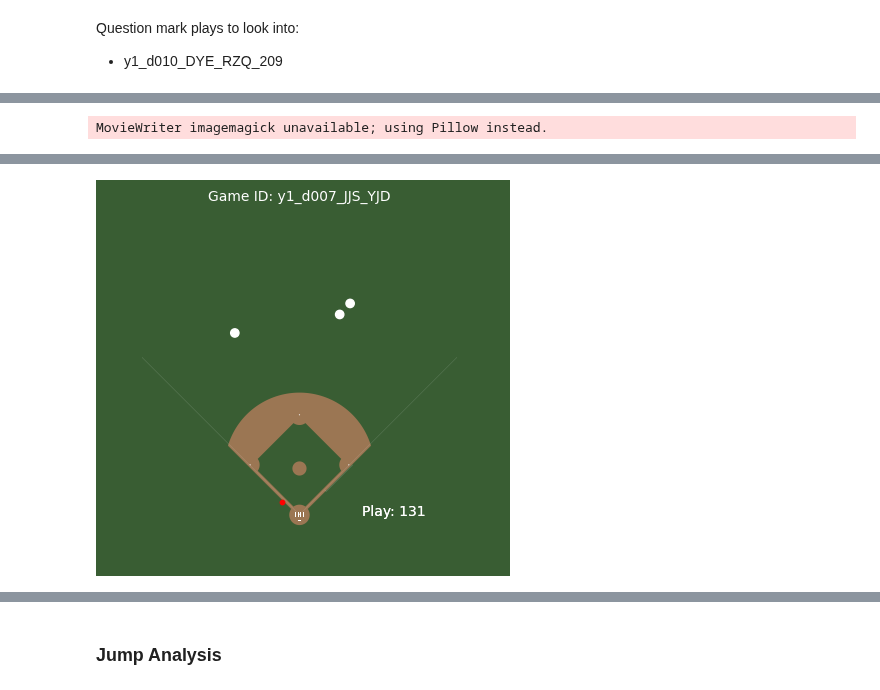
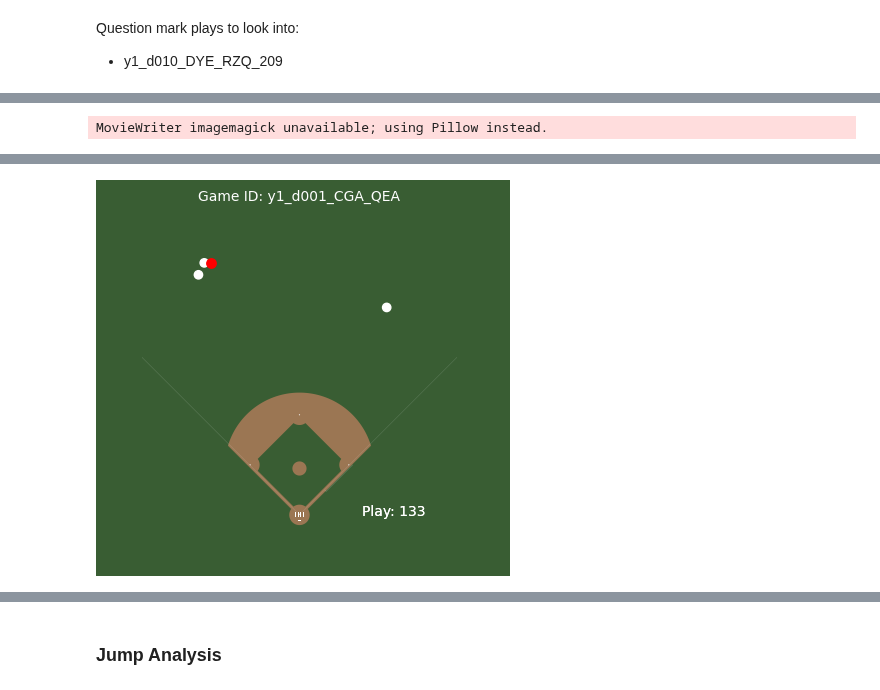
Before and after one commit to d2osborn/SMTChallenge2025, a Jupyter notebook: Team15-eda.ipynb, the cells around one changed output, grey strips where cells are left out. Cells and saved outputs as stored; diff of their text form; code cells hidden in the pictures.

```diff
--- a/Team15-eda.ipynb
+++ b/Team15-eda.ipynb
@@ -1343,33 +1317,33 @@ def plot_animation(player_position_df: pd.DataFrame,
 
         players = frame_data.sort_values('timestamp').drop_duplicates(subset=['player_position'], keep='last')
         balls = frame_data[['ball_position_x', 'ball_position_y', 'ball_position_z']].dropna().iloc[-1:]
 
         players_colors = ['yellow' if 10 <= pos <= 13 else 'white' for pos in players['player_position']]
 
         p.set_offsets(np.c_[players['field_x'], players['field_y']])
         p.set_color(players_colors)
 
         ball_size = (balls['ball_position_z'].values * 8)
         b.set_offsets(np.c_[balls['ball_position_x'], balls['ball_position_y']])
 
         if ball_size.size == 0 or ball_size[0] < 1:
             ball_size = np.array([10])
 
         b.set_sizes(ball_size)
 
         return p, b
 
     ani = FuncAnimation(fig, update, frames=np.linspace(merged_df['timestamp'].min(),
                                                         merged_df['timestamp'].max(), num=50), blit=True)
 
     if save_gif:
         ani.save('Team 15-animation (y1_d007_JJS_YJD_131).gif', writer='imagemagick', fps=10)
 
     return HTML(ani.to_jshtml())
 
-plot_animation(player_pos[(player_pos['game_str'] == 'y1_d007_JJS_YJD')], ball_pos[(ball_pos['game_str'] == 'y1_d007_JJS_YJD')]
-, play_id = 131, save_gif=True)
+plot_animation(player_pos[(player_pos['game_str'] == 'y1_d001_CGA_QEA')], ball_pos[(ball_pos['game_str'] == 'y1_d001_CGA_QEA')]
+, play_id = 133, save_gif=True)
 # %% [output]
 MovieWriter imagemagick unavailable; using Pillow instead.
 [interactive output not drawn]
-[figure, old version]
+[figure, new version]
```
Also changed, not shown: parts of 12 cells of this notebook, 2 other files.
